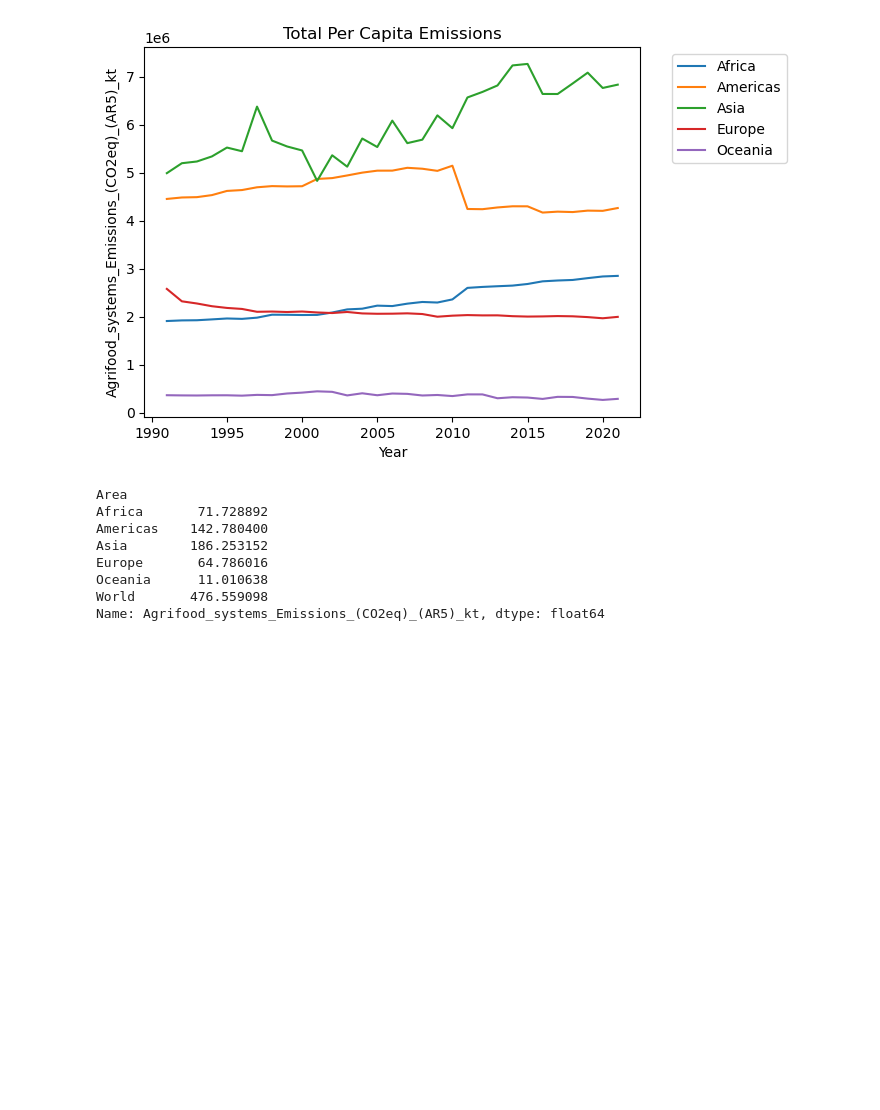
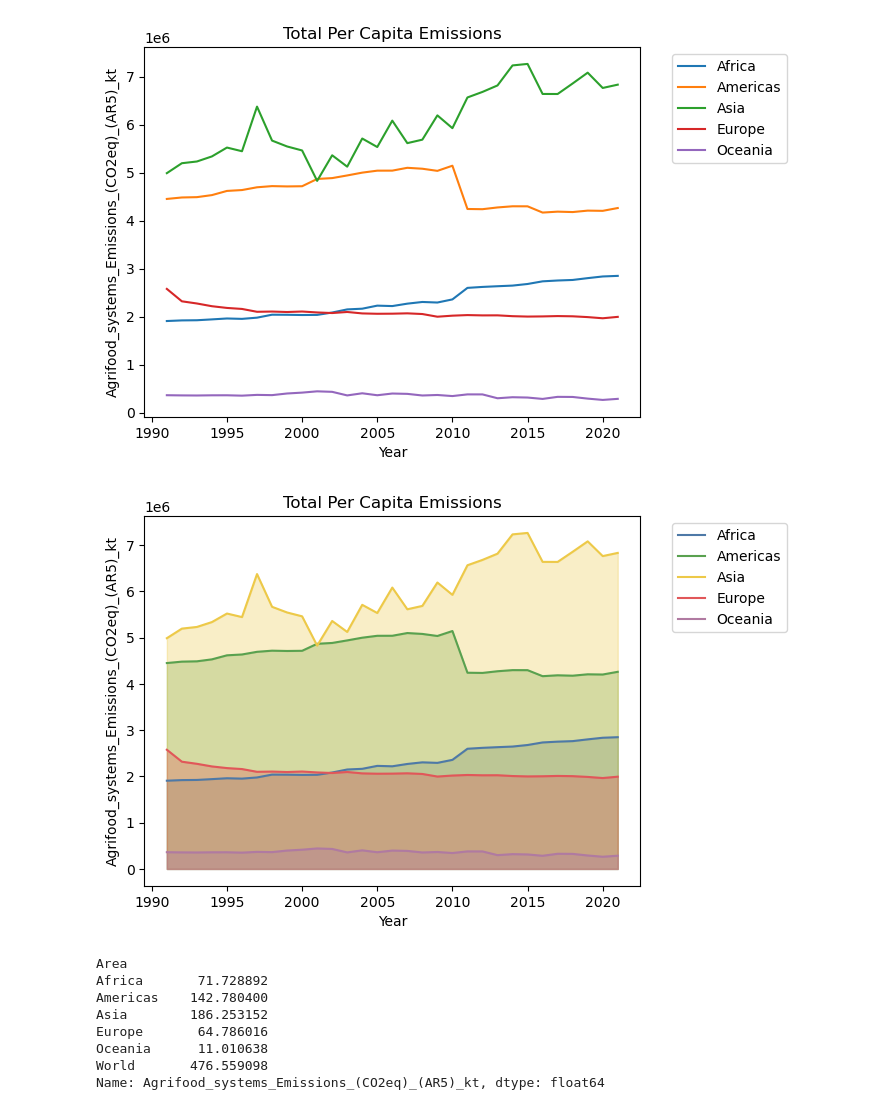
Before and after one commit to ezemriv/FAO-Food-CO2-Footprint, a Jupyter notebook: country_emissions/05_descriptive_plots.ipynb, the cells around one changed output. Drawn from its saved outputs; the diff is of its cells as text; code cells hidden in the pictures; blank space fills up the shorter version.

Commit message:
area plots

```diff
--- a/country_emissions/05_descriptive_plots.ipynb
+++ b/country_emissions/05_descriptive_plots.ipynb
@@ -60,6 +60,47 @@ plt.legend(bbox_to_anchor=(1.05, 1), loc='upper left')
 plt.show()
 # %% [output]
 [figure]
+# %%
+import matplotlib.pyplot as plt
+import seaborn as sns
+
+continents = [
+    'Africa',
+    'Americas',
+    'Asia',
+    'Europe',
+    'Oceania',
+    # 'World'
+]
+
+continent_palette = {
+    'Africa': '#4E79A7',           # Blue
+    'Asia': '#EDC948',             # Yellow
+    'Europe': '#E15759',           # Red
+    'Oceania': '#B07AA1',          # Purple
+    'Americas': '#59A14F',    # Green
+    'Central America': '#F28E2B'   # Orange
+}
+
+regions = data[data['Area Code'] > 1000]
+plot_data = regions[regions['Area'].isin(continents)]
+
+# Create the line plot with the specified color palette
+sns.lineplot(data=plot_data, x='Year', y=total_col, hue='Area', palette=continent_palette)
+
+# Fill the area under each line with the same colors
+for area in plot_data['Area'].unique():
+    area_data = plot_data[plot_data['Area'] == area]
+    plt.fill_between(area_data['Year'], area_data[total_col], color=continent_palette[area], alpha=0.3)
+
+plt.title("Total Per Capita Emissions")
+# plt.yscale('log')
+
+# Move the legend outside the plot
+plt.legend(bbox_to_anchor=(1.05, 1), loc='upper left')
+plt.show()
+# %% [output]
+[figure, added]
 # %%
 continents = [
         'Africa',
```
Also changed, not shown: 24 other files.
